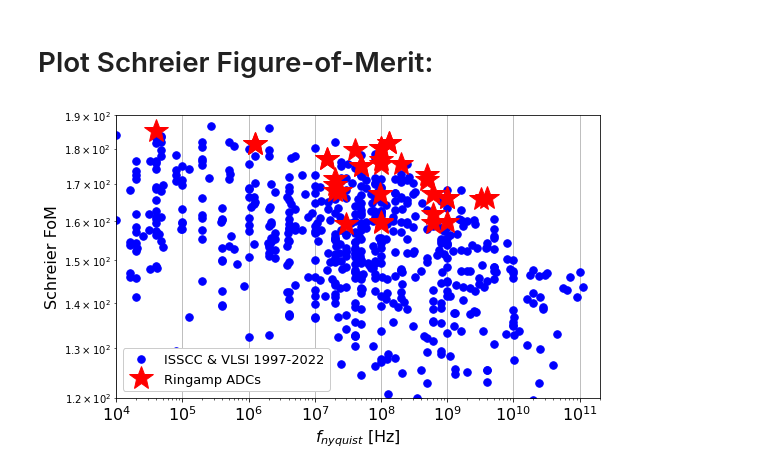
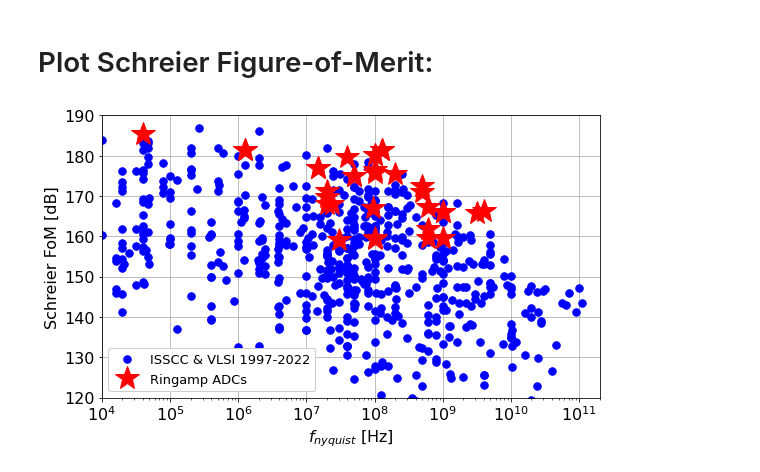
Before and after one commit to bhershberg/RingampSurvey, a Jupyter notebook: plot/Plots_withMurmannOverlay.ipynb, the cells around one changed output. Drawn from its saved outputs; the diff is of its cells as text; code cells hidden in the pictures.

Commit message:
fixed some issues with the plotting

```diff
--- a/plot/Plots_withMurmannOverlay.ipynb
+++ b/plot/Plots_withMurmannOverlay.ipynb
@@ -174,23 +174,22 @@ fig.savefig("FoMw_plot.png", dpi=600)
 # %%
 fig, ax = plt.subplots(figsize=size)
 ax.plot(df['fsnyq [Hz]'], df['FOMS_hf [dB]'], 'b.', ms=15, label='ISSCC & VLSI 1997-%d' %max(df['YEAR']))
 #ax.plot(env_x, env_y1, 'k', label='Jitter=%.1f fs' %(jitter_min/1e-15))
 #ax.plot(env_x, env_y2, 'k--', label='Jitter=%.0f fs' %(jitter_max/1e-15))
 
 ax.plot(ringampADC_fsnyq, ringampADC_FoMs, 'r*', ms=25, label='Ringamp ADCs')
 
 ax.legend(frameon=1, fontsize=font-3, loc='lower left', framealpha=1.0)
 ax.set_xscale('log')
-ax.set_yscale('log')
 ax.set_xlim((1e4, 2e11))
 ax.set_ylim((120, 190))
 plt.xticks(fontsize=font)
 plt.yticks(fontsize=font)
 plt.xlabel('$f_{nyquist}$ [Hz]', fontsize=font)
-plt.ylabel('Schreier FoM', fontsize=font)
+plt.ylabel('Schreier FoM [dB]', fontsize=font)
 plt.grid(True)
 fig.tight_layout()
 plt.show()
 fig.savefig("FoMs_plot.png", dpi=600)
 # %% [output]
-[figure, old version]
+[figure, new version]
```
Also changed, not shown: parts of 1 cell of this notebook, 2 other files.
